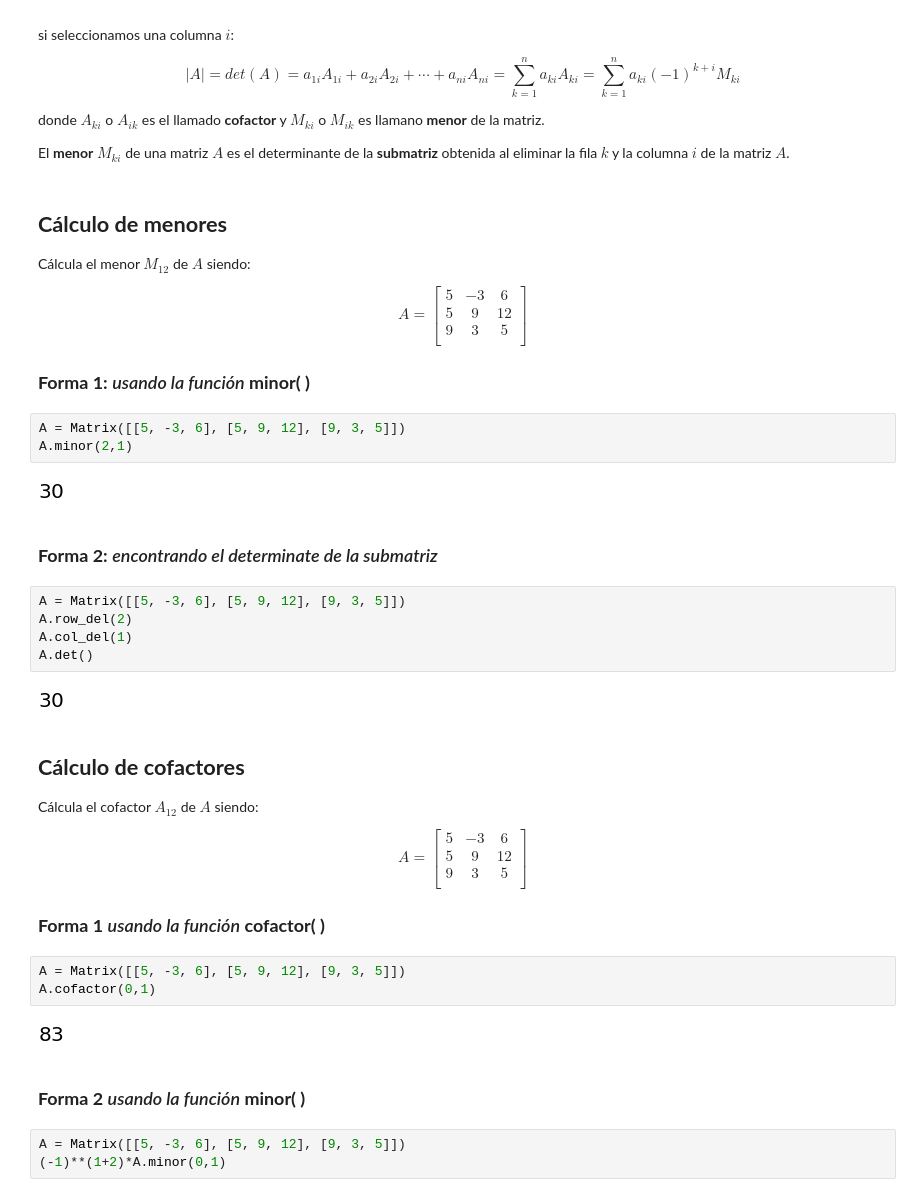
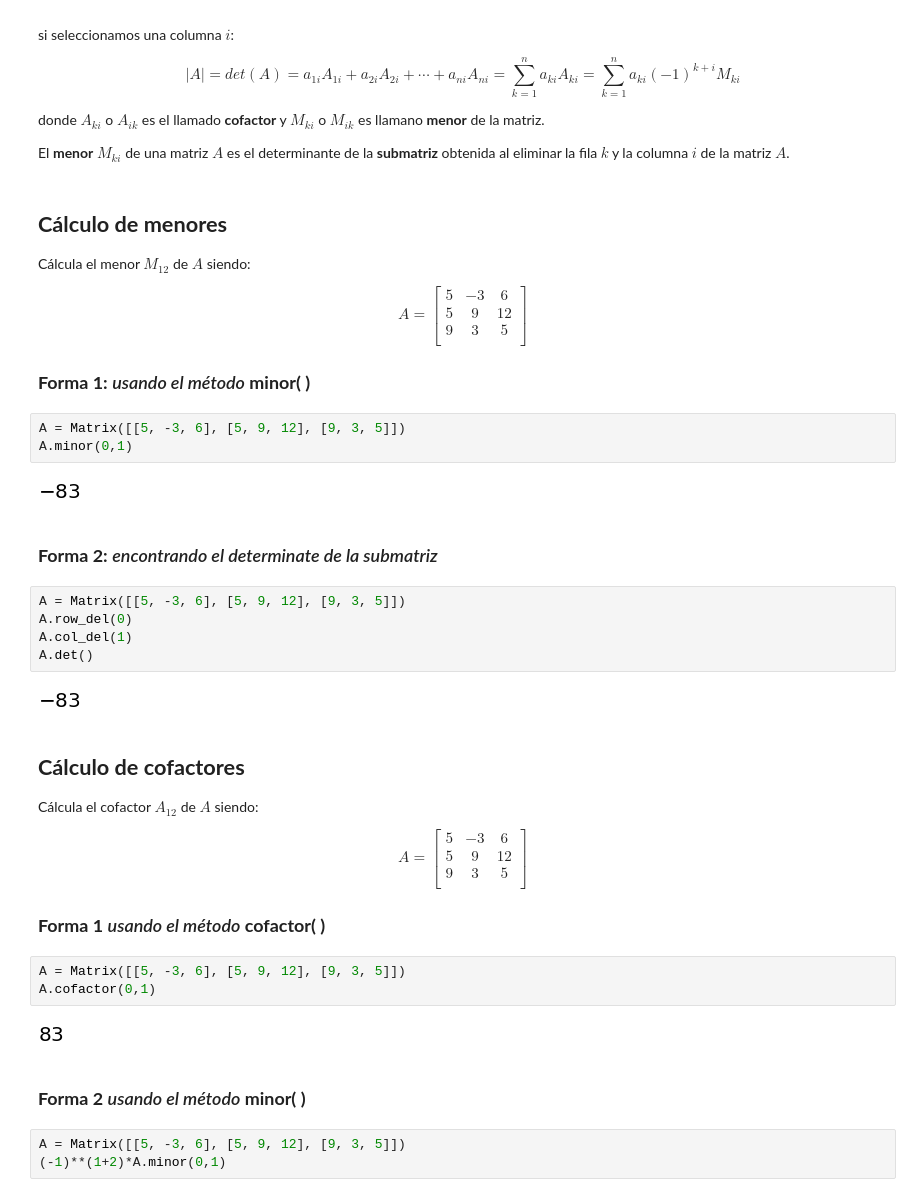
Before and after one commit to Santiago44mendez/ALGEBRA-LINEAL-CON-PYTHON, a Jupyter notebook: Álgebra_lineal_con_Python_Determinantes_y_regla_de_cramer.ipynb, the cells around one changed output. Drawn from its saved outputs; the diff is of its cells as text.

```diff
--- a/Álgebra_lineal_con_Python_Determinantes_y_regla_de_cramer.ipynb
+++ b/Álgebra_lineal_con_Python_Determinantes_y_regla_de_cramer.ipynb
@@ -198,21 +198,21 @@ $$A=\begin{bmatrix}
 5 & 9 & 12 \\
 9 & 3 & 5\\
 \end{bmatrix}$$
-### **Forma 1:** *usando la función* **minor( )**
+### **Forma 1:** *usando el método* **minor( )**
 # %%
 A = Matrix([[5, -3, 6], [5, 9, 12], [9, 3, 5]])
-A.minor(2,1)
+A.minor(0,1)
 # %% [output]
-[figure, old version]
+[figure, new version]
 # %% [markdown]
 ### **Forma 2:** *encontrando el determinate de la submatriz*
 # %%
 A = Matrix([[5, -3, 6], [5, 9, 12], [9, 3, 5]])
-A.row_del(2)
+A.row_del(0)
 A.col_del(1)
 A.det()
 # %% [output]
-[figure, old version]
+[figure, new version]
 # %% [markdown]
 ## **Cálculo de cofactores**
 Cálcula el cofactor $A_{12}$ de $A$ siendo:
@@ -222,14 +222,14 @@ $$A=\begin{bmatrix}
 5 & 9 & 12 \\
 9 & 3 & 5\\
 \end{bmatrix}$$
-### **Forma 1** *usando la función* **cofactor( )**
+### **Forma 1** *usando el método* **cofactor( )**
 # %%
 A = Matrix([[5, -3, 6], [5, 9, 12], [9, 3, 5]])
 A.cofactor(0,1)
 # %% [output]
 [figure]
 # %% [markdown]
-### **Forma 2** *usando la función* **minor( )**
+### **Forma 2** *usando el método* **minor( )**
 # %%
 A = Matrix([[5, -3, 6], [5, 9, 12], [9, 3, 5]])
 (-1)**(1+2)*A.minor(0,1)
```
Also changed, not shown: parts of 14 cells of this notebook.
